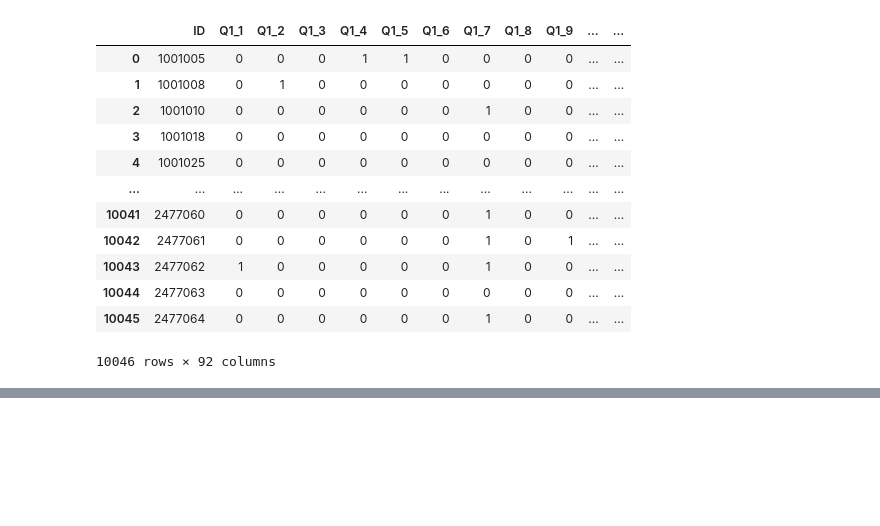
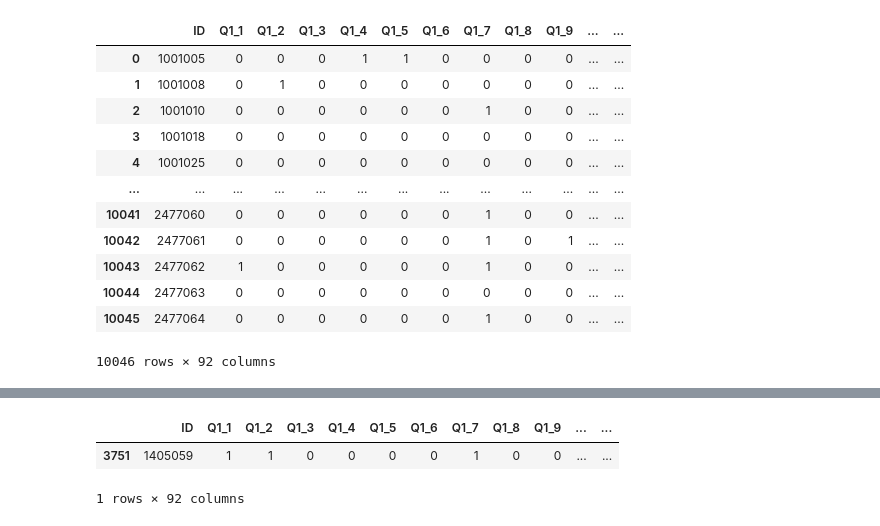
Before and after one commit to Geon-05/koreaculture, a Jupyter notebook: test.ipynb, the cells around one changed output, grey strips where cells are left out. Saved outputs shown, nothing was run; the diff lists cells and outputs as text; code cells hidden in the pictures; blank space fills up the shorter version.

```diff
--- a/test.ipynb
+++ b/test.ipynb
@@ -85,0 +171,6 @@ KeyboardInterrupt:
+# %%
+db1_df[db1_df['ID']==1405059]
+# %% [output]
+|  | ID | Q1_1 | Q1_2 | Q1_3 | Q1_4 | Q1_5 | Q1_6 | Q1_7 | Q1_8 | Q1_9 | ... | ... |
+| 3751 | 1405059 | 1 | 1 | 0 | 0 | 0 | 0 | 1 | 0 | 0 | ... | ... |
+1 rows × 92 columns
```
Also changed, not shown: parts of 3 cells of this notebook, 1 other file.
